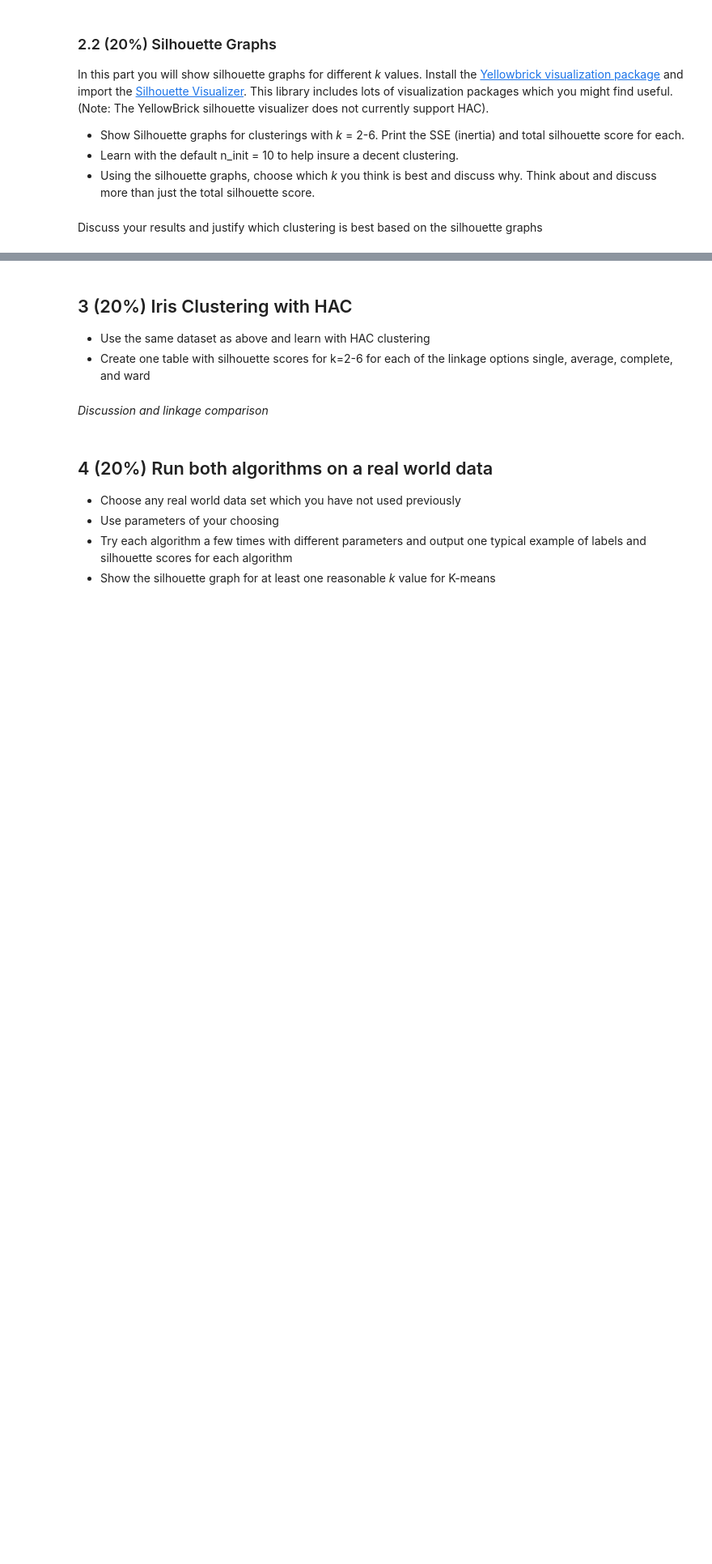
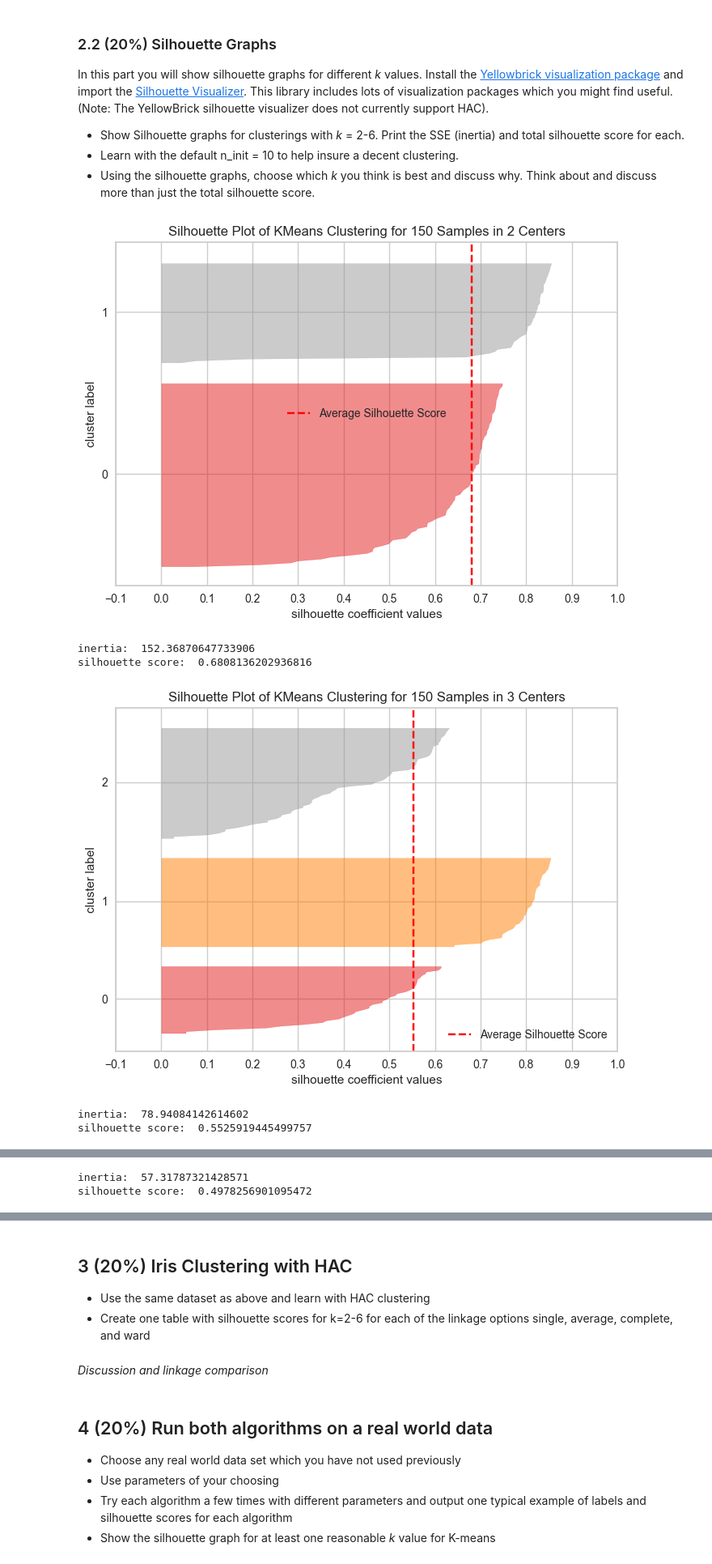
Before and after one commit to tchild1/CS-270-Intro-to-Machine-Learning, a Jupyter notebook: clustering/Clustering_Lab.ipynb, the cells around one changed output, grey strips where cells are left out. Shown at 81% size. Cells and saved outputs as stored; diff of their text form; code cells hidden in the pictures; blank space fills up the shorter version.

```diff
--- a/clustering/Clustering_Lab.ipynb
+++ b/clustering/Clustering_Lab.ipynb
@@ -111,0 +108,20 @@ Output the following:
+# %%
+# HAC with Abalone
+from sklearn.cluster import AgglomerativeClustering
+from sklearn.metrics import silhouette_score
+import pandas as pd
+from scipy.io import arff
+
+
+# get data
+abaloneData = arff.loadarff('abalone.arff')
+
+# put data into a data frame
+abaloneDataFrame = pd.DataFrame(abaloneData[0])
+
+clf = AgglomerativeClustering(linkage='complete', n_clusters=3)
+
+clf.fit(abaloneDataFrame)
+
+print('Labels: ', clf.labels_, '\n')
+print('Average Silhouette Score: ', silhouette_score(abaloneDataFrame, clf.labels_), '\n')
@@ -134,2 +308,33 @@ from yellowbrick.cluster import SilhouetteVisualizer
-# %% [markdown]
-Discuss your results and justify which clustering is best based on the silhouette graphs
+# %%
+# Iris Clustering with K-means and silhouette graphs
+from yellowbrick.cluster import SilhouetteVisualizer
+from sklearn.cluster import KMeans
+from sklearn.metrics import silhouette_score
+import pandas as pd
+from scipy.io import arff
+
+
+# get data
+irisData = arff.loadarff('iris.arff')
+
+# put data into a data frame
+irisDataFrame = pd.DataFrame(irisData[0])
+irisDataFrame.drop(columns='class', inplace=True)
+
+for k in range(2, 7):
+
+    clf = KMeans(n_clusters=k, n_init=10, init='k-means++')
+    visualizer = SilhouetteVisualizer(clf)
+
+    visualizer.fit(irisDataFrame)
+    visualizer.show()
+
+    print('inertia: ', clf.inertia_)
+    print('silhouette score: ', silhouette_score(irisDataFrame, clf.labels_))
+# %% [output]
+[figure, added]
+inertia:  152.36870647733906
+silhouette score:  0.6808136202936816
+[figure, added]
+inertia:  78.94084142614602
+silhouette score:  0.5525919445499757
@@ -135,0 +342,2 @@ Discuss your results and justify which clustering is best based on the silhouett
+inertia:  57.31787321428571
+silhouette score:  0.4978256901095472
```
Also changed, not shown: parts of 16 cells of this notebook, 1 other file.
